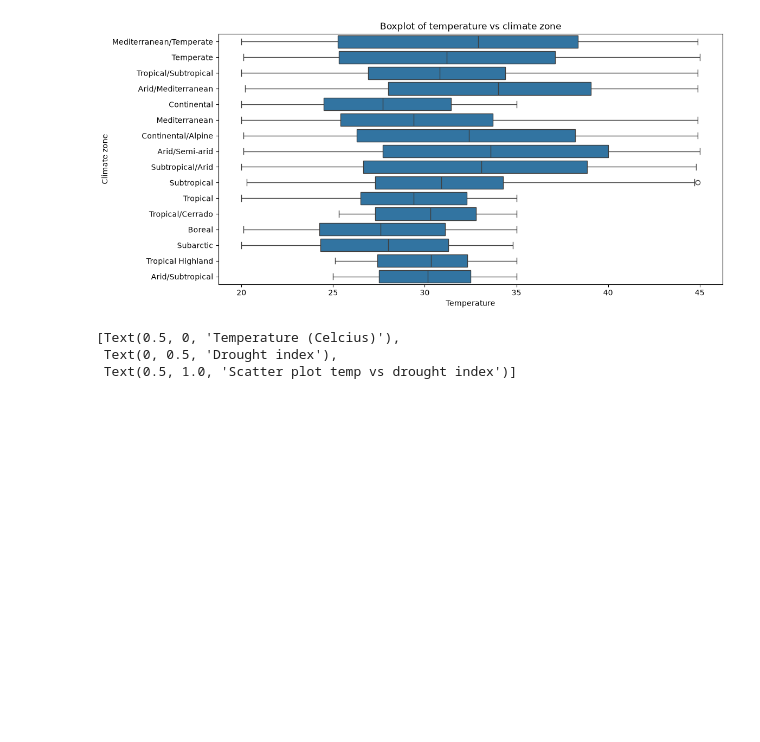
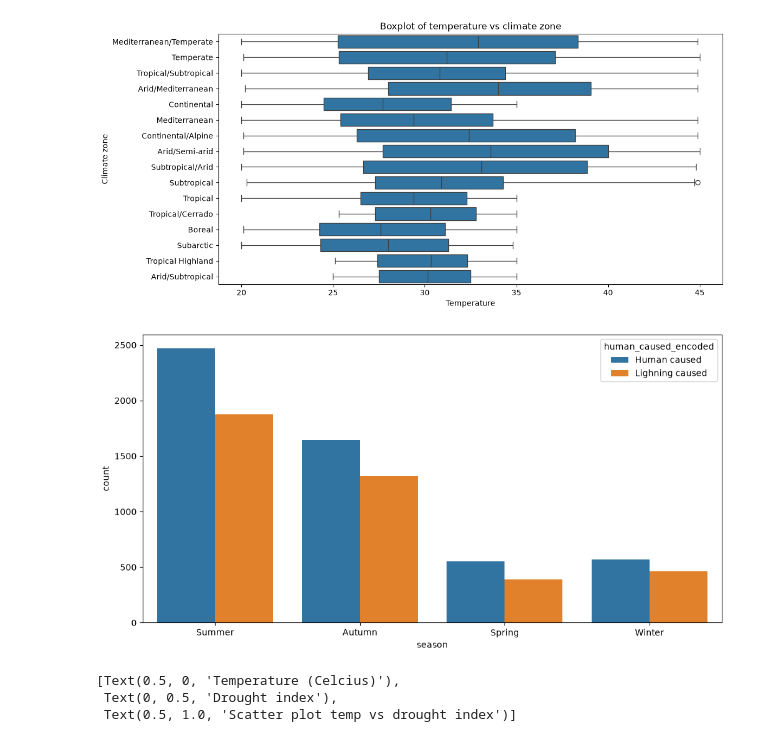
Before and after one commit to EdKinge/Wildfire-ML-Project, a Jupyter notebook: wildfire.ipynb, the cells around one changed output. Saved outputs shown, nothing was run; the diff lists cells and outputs as text; code cells hidden in the pictures; blank space fills up the shorter version.

```diff
--- a/wildfire.ipynb
+++ b/wildfire.ipynb
@@ -136,6 +153,17 @@ with plt.style.context('default'):
 plt.show()
 # %% [output]
 [figure]
+# %%
+human_caused_df = df[df['human_caused'] == 1]
+
+with plt.style.context('default'):
+    fig, ax = plt.subplots(figsize=(12,6))
+
+    sns.countplot(x='season', data=df, hue='human_caused_encoded')
+
+plt.show()
+# %% [output]
+[figure, added]
 # %%
 fig,ax = plt.subplots(figsize=(8,6))
 
```
Also changed, not shown: parts of 1 cell of this notebook.
